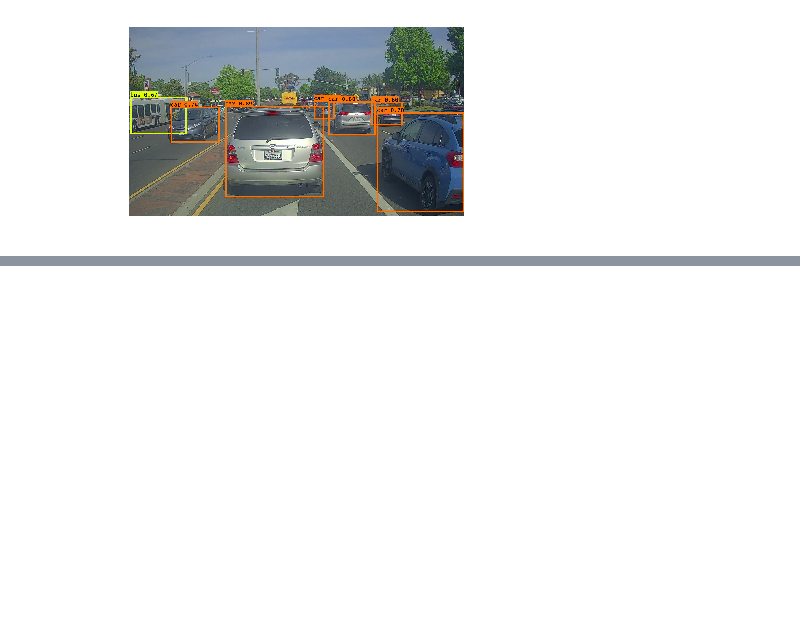
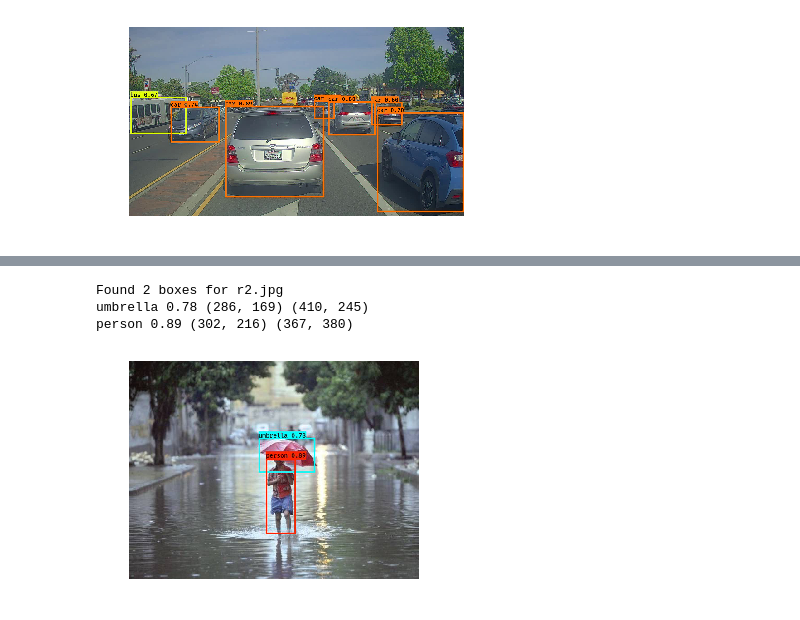
Before and after one commit to manankshastri/Object-Detection, a Jupyter notebook: ObjectDetection-YoloV2.ipynb, the cells around one changed output, grey strips where cells are left out. Drawn from its saved outputs; the diff is of its cells as text; code cells hidden in the pictures; blank space fills up the shorter version.

```diff
--- a/ObjectDetection-YoloV2.ipynb
+++ b/ObjectDetection-YoloV2.ipynb
@@ -298,0 +316,7 @@ car 0.89 (367, 300) (745, 648)
+# %%
+out_scores, out_boxes, out_classes = predict(sess, "r2.jpg")
+# %% [output]
+Found 2 boxes for r2.jpg
+umbrella 0.78 (286, 169) (410, 245)
+person 0.89 (302, 216) (367, 380)
+[figure, added]
```
Also changed, not shown: parts of 5 cells of this notebook, 12 other files.
